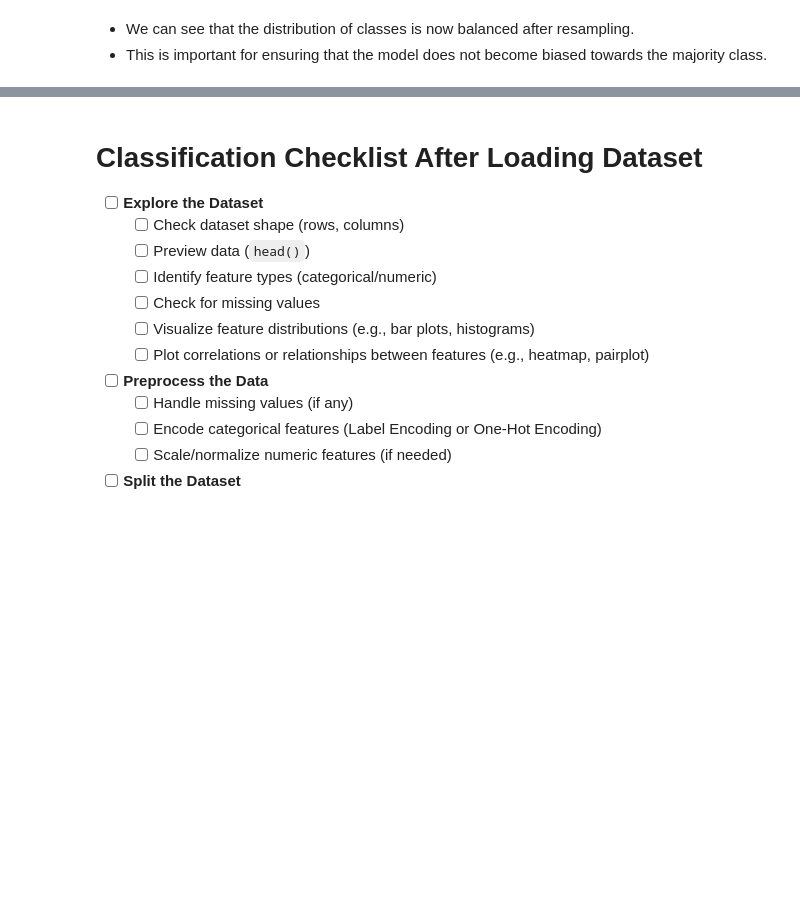
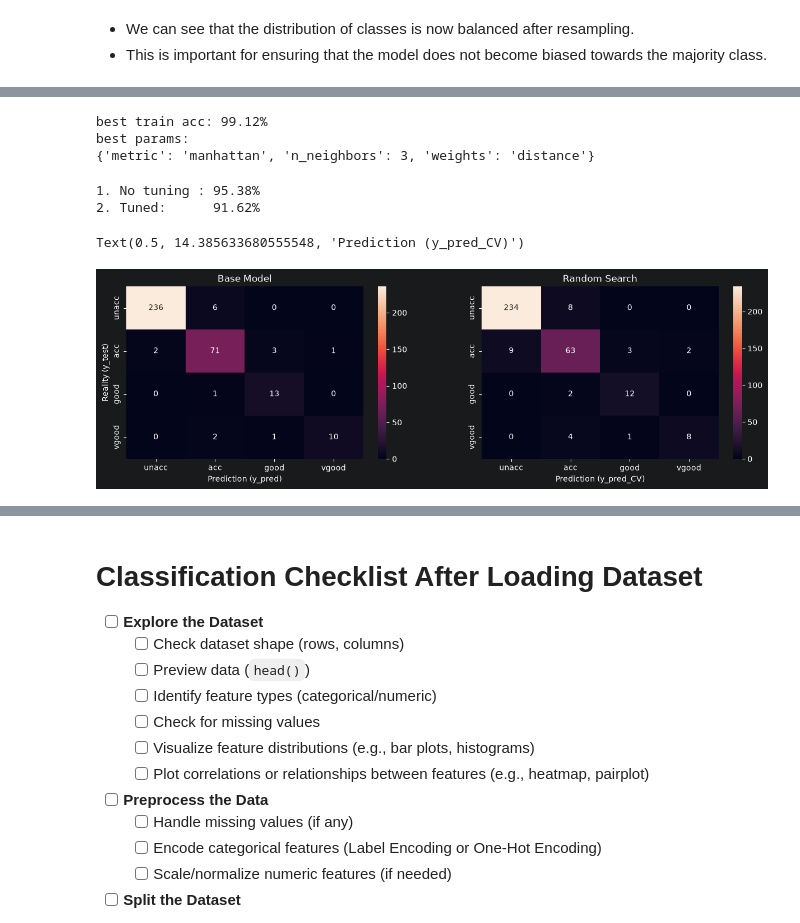
Before and after one commit to kovexison/Practica-AI, a Jupyter notebook: 02-ML-Classification/cars_acceptability_classification.ipynb, the cells around one changed output, grey strips where cells are left out. Saved outputs shown, nothing was run; the diff lists cells and outputs as text; code cells hidden in the pictures; blank space fills up the shorter version.

```diff
--- a/02-ML-Classification/cars_acceptability_classification.ipynb
+++ b/02-ML-Classification/cars_acceptability_classification.ipynb
@@ -408,0 +414,15 @@ plt.show()
+# %%
+from sklearn.model_selection import GridSearchCV, RandomizedSearchCV
+def tuning(model, params, X_train, y_train, type="grid"):
+
+    if type == "grid":
+        search = GridSearchCV(model, params, cv=5, scoring='accuracy', n_jobs=-1)
+    else:
+        search = RandomizedSearchCV(model, params, n_iter=10, cv=5, scoring='accuracy', n_jobs=-1, random_state=42)
+
+    search.fit(X_train, y_train)
+    print(f"best train acc: {search.best_score_ * 100:.2f}%")
+    print(f"best params:\n{search.best_params_}")
+
+
+    return search.best_estimator_
@@ -408,0 +648,45 @@ plt.show()
+# %%
+from sklearn.neighbors import KNeighborsClassifier
+
+knn=KNeighborsClassifier()
+knn.fit(X_train_prepared, y_train_prepared)
+
+param_grid = {
+    'n_neighbors': [3, 5, 7, 9, 11, 15],
+    'weights': ['uniform', 'distance'],
+    'metric': ['euclidean', 'manhattan']
+}
+
+knn_CV=tuning(knn, param_grid, X_train_prepared, y_train_prepared, type="grid")
+y_pred_knn = knn.predict(X_test_prepared)
+y_pred_knn_CV = knn_CV.predict(X_test_prepared)
+# %% [output]
+best train acc: 99.12%
+best params:
+{'metric': 'manhattan', 'n_neighbors': 3, 'weights': 'distance'}
+# %%
+acc_base=accuracy_score(y_test, y_pred_knn)
+acc_CV=accuracy_score(y_test, y_pred_knn_CV)
+print(f"1. No tuning : {acc_base * 100:.2f}%")
+print(f"2. Tuned:      {acc_CV * 100:.2f}%")
+# %% [output]
+1. No tuning : 95.38%
+2. Tuned:      91.62%
+# %%
+cm_base = confusion_matrix(y_test, y_pred_knn)
+cm_CV = confusion_matrix(y_test, y_pred_knn_CV)
+
+
+fig, axes = plt.subplots(1, 2, figsize=(15, 4))
+
+sns.heatmap(cm_base, annot=True, fmt='d', ax=axes[0], xticklabels=class_labels, yticklabels=class_labels)
+axes[0].set_title('Base Model')
+axes[0].set_ylabel('Reality (y_test)')
+axes[0].set_xlabel('Prediction (y_pred)')
+
+sns.heatmap(cm_CV, annot=True, fmt='d', ax=axes[1], xticklabels=class_labels, yticklabels=class_labels)
+axes[1].set_title('Random Search')
+axes[1].set_xlabel('Prediction (y_pred_CV)')
+# %% [output]
+Text(0.5, 14.385633680555548, 'Prediction (y_pred_CV)')
+[figure, added]
```
Also changed, not shown: parts of 28 cells of this notebook.
